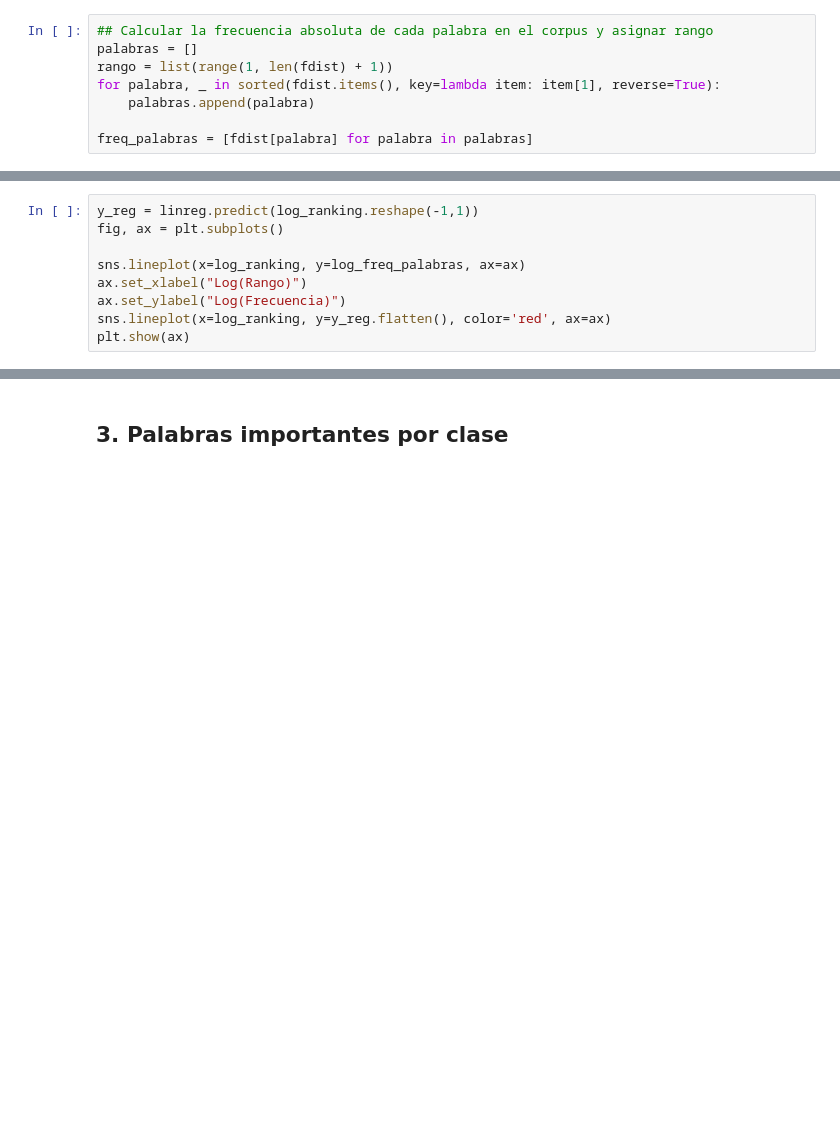
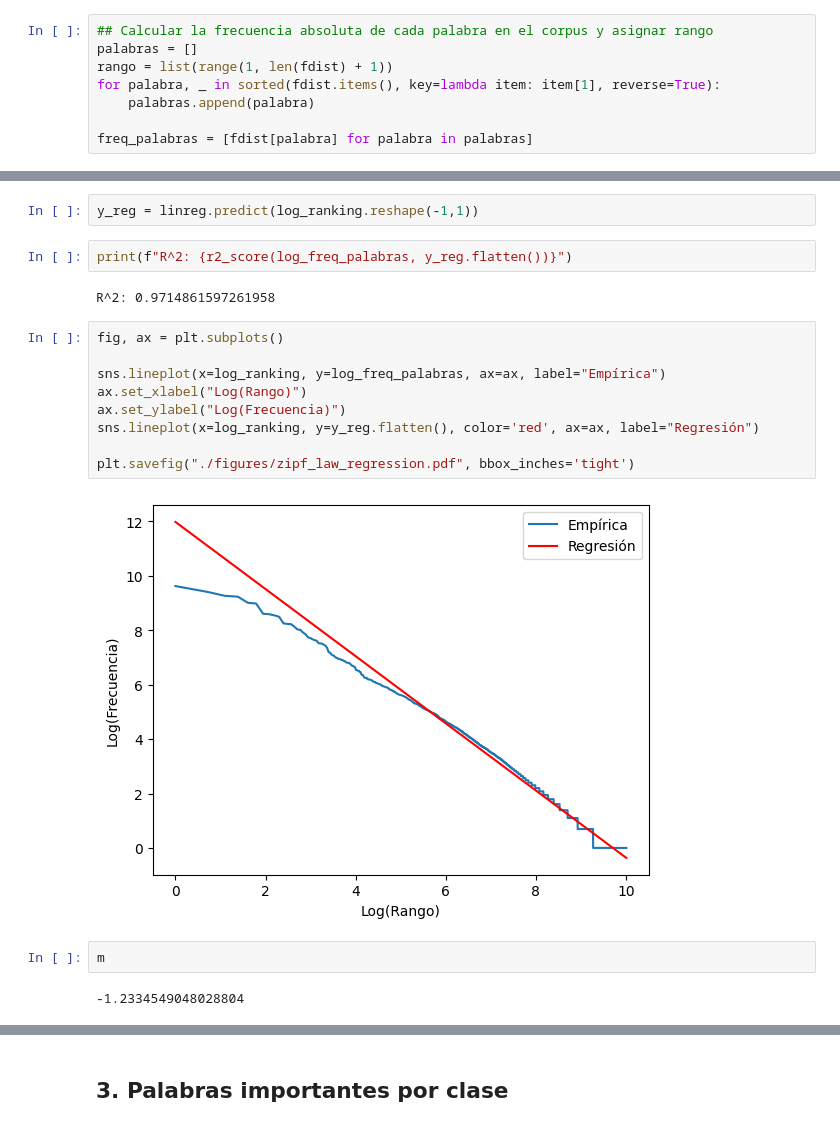
Before and after one commit to Gustavo-HA/MCE_Tercer-Semestre, a Jupyter notebook: NLP-Vision/Tareas/T1/prueba.ipynb, the cells around one changed output, grey strips where cells are left out. Cells and saved outputs as stored; diff of their text form; blank space fills up the shorter version.

```diff
--- a/NLP-Vision/Tareas/T1/prueba.ipynb
+++ b/NLP-Vision/Tareas/T1/prueba.ipynb
@@ -91,12 +131,24 @@ print(f"Pendiente: {m}, Interseccion: {b}")
+# %%
+y_reg = linreg.predict(log_ranking.reshape(-1,1))
+# %%
+print(f"R^2: {r2_score(log_freq_palabras, y_reg.flatten())}")
+# %% [output]
+R^2: 0.9714861597261958
 # %%
-y_reg = linreg.predict(log_ranking.reshape(-1,1))
 fig, ax = plt.subplots()
 
-sns.lineplot(x=log_ranking, y=log_freq_palabras, ax=ax)
+sns.lineplot(x=log_ranking, y=log_freq_palabras, ax=ax, label="Empírica")
 ax.set_xlabel("Log(Rango)")
 ax.set_ylabel("Log(Frecuencia)")
-sns.lineplot(x=log_ranking, y=y_reg.flatten(), color='red', ax=ax)
-plt.show(ax)
+sns.lineplot(x=log_ranking, y=y_reg.flatten(), color='red', ax=ax, label="Regresión")
+
+plt.savefig("./figures/zipf_law_regression.pdf", bbox_inches='tight')
+# %% [output]
+[figure, added]
+# %%
+m
+# %% [output]
+-1.2334549048028804
 # %%
 C = np.exp(b)
 s = -m
```
Also changed, not shown: parts of 21 cells of this notebook, 14 other files.
